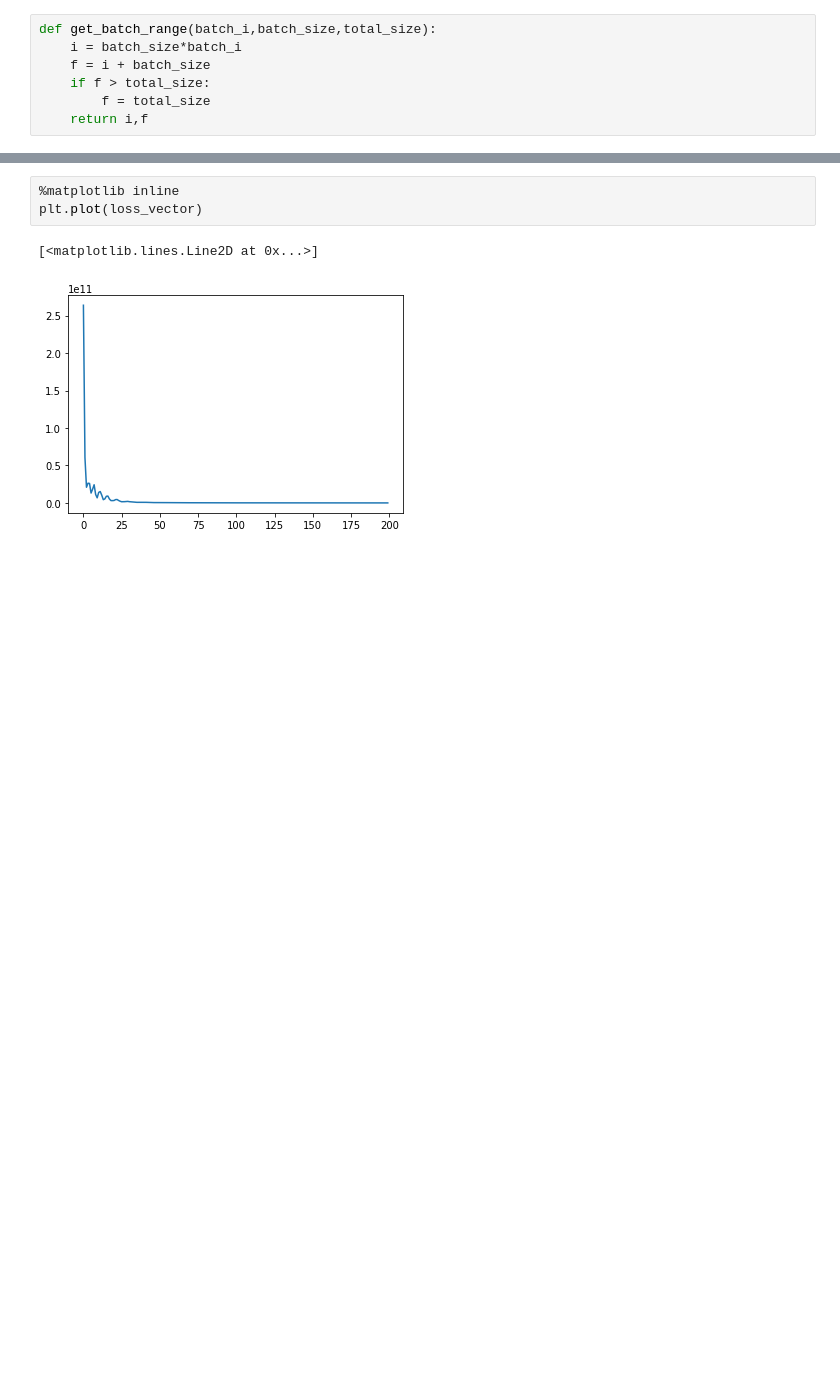
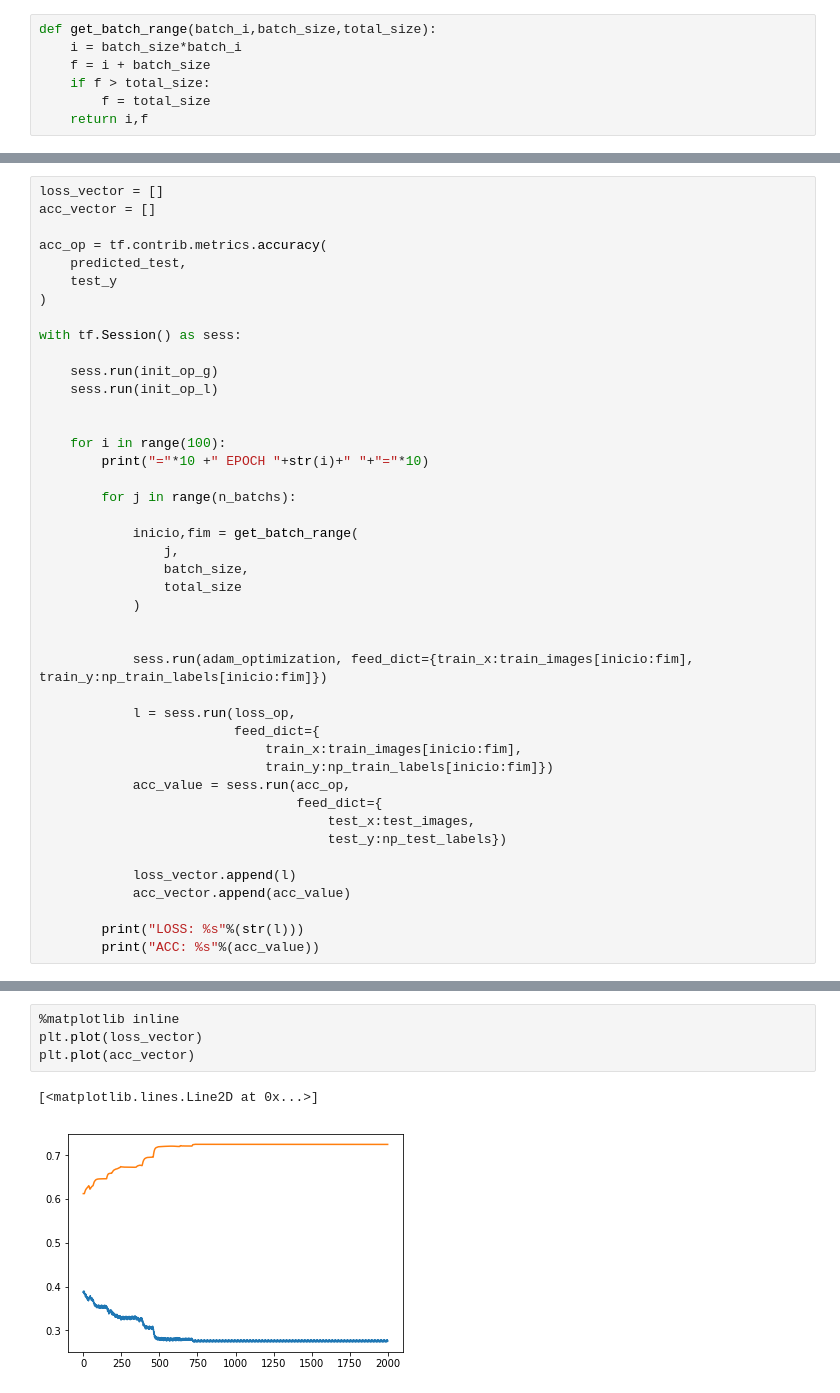
Before and after one commit to sbouchardet/ml_project_2018.2, a Jupyter notebook: FirstNN.ipynb, the cells around one changed output, grey strips where cells are left out. Cells and saved outputs as stored; diff of their text form; blank space fills up the shorter version.

```diff
--- a/FirstNN.ipynb
+++ b/FirstNN.ipynb
@@ -147,0 +135,43 @@ weighted avg       0.11      0.11      0.11     10000
+# %%
+loss_vector = []
+acc_vector = []
+
+acc_op = tf.contrib.metrics.accuracy(
+    predicted_test,
+    test_y
+)
+
+with tf.Session() as sess:
+
+    sess.run(init_op_g)
+    sess.run(init_op_l)
+
+
+    for i in range(100):
+        print("="*10 +" EPOCH "+str(i)+" "+"="*10)
+
+        for j in range(n_batchs):
+
+            inicio,fim = get_batch_range(
+                j,
+                batch_size,
+                total_size
+            )
+
+
+            sess.run(adam_optimization, feed_dict={train_x:train_images[inicio:fim], train_y:np_train_labels[inicio:fim]})
+
+            l = sess.run(loss_op,
+                         feed_dict={
+                             train_x:train_images[inicio:fim],
+                             train_y:np_train_labels[inicio:fim]})
+            acc_value = sess.run(acc_op,
+                                 feed_dict={
+                                     test_x:test_images,
+                                     test_y:np_test_labels})
+
+            loss_vector.append(l)
+            acc_vector.append(acc_value)
+
+        print("LOSS: %s"%(str(l)))
+        print("ACC: %s"%(acc_value))
@@ -148,6 +196,7 @@ weighted avg       0.11      0.11      0.11     10000
 # %%
 %matplotlib inline
 plt.plot(loss_vector)
+plt.plot(acc_vector)
 # %% [output]
 [<matplotlib.lines.Line2D at 0x...>]
-[figure, old version]
+[figure, new version]
```
Also changed, not shown: parts of 21 cells of this notebook.
